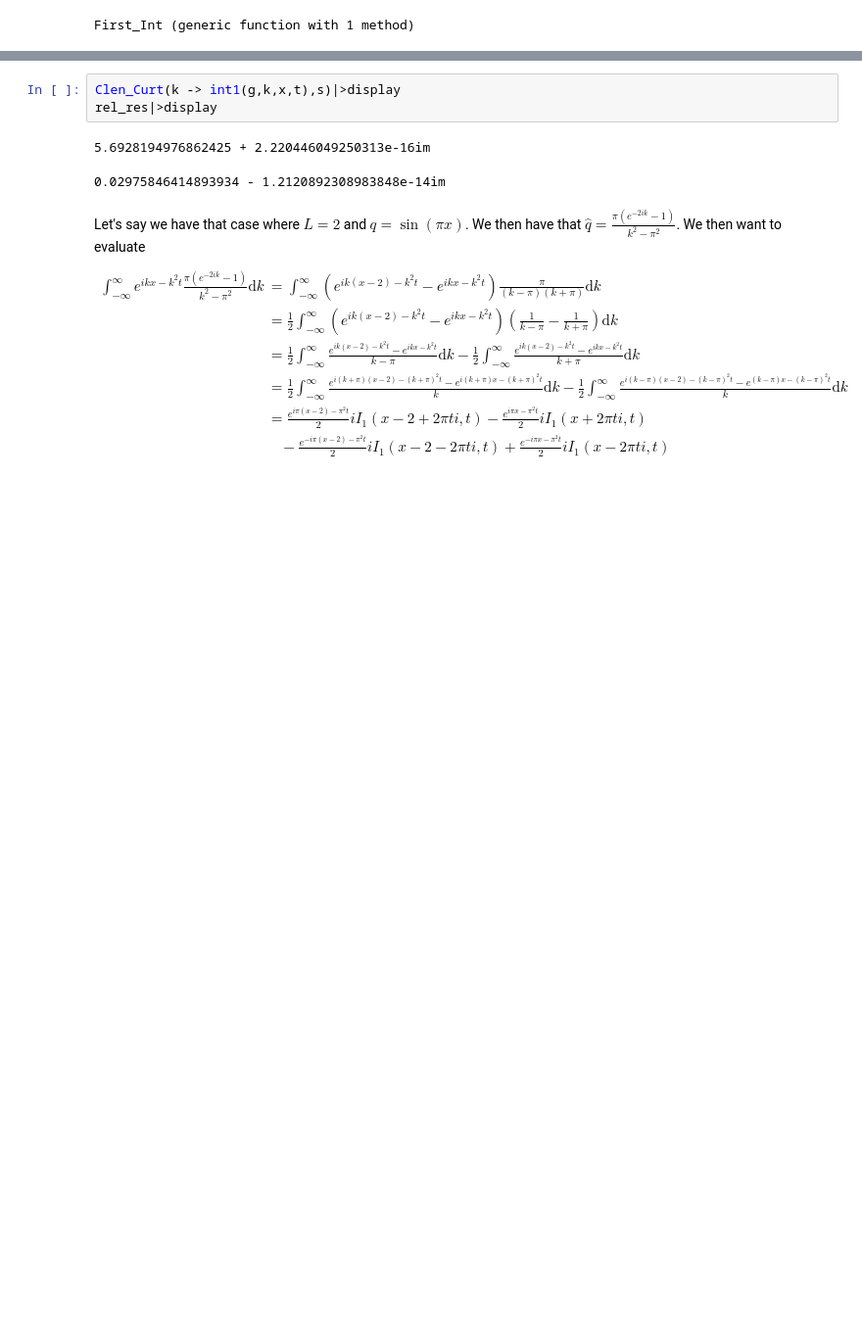
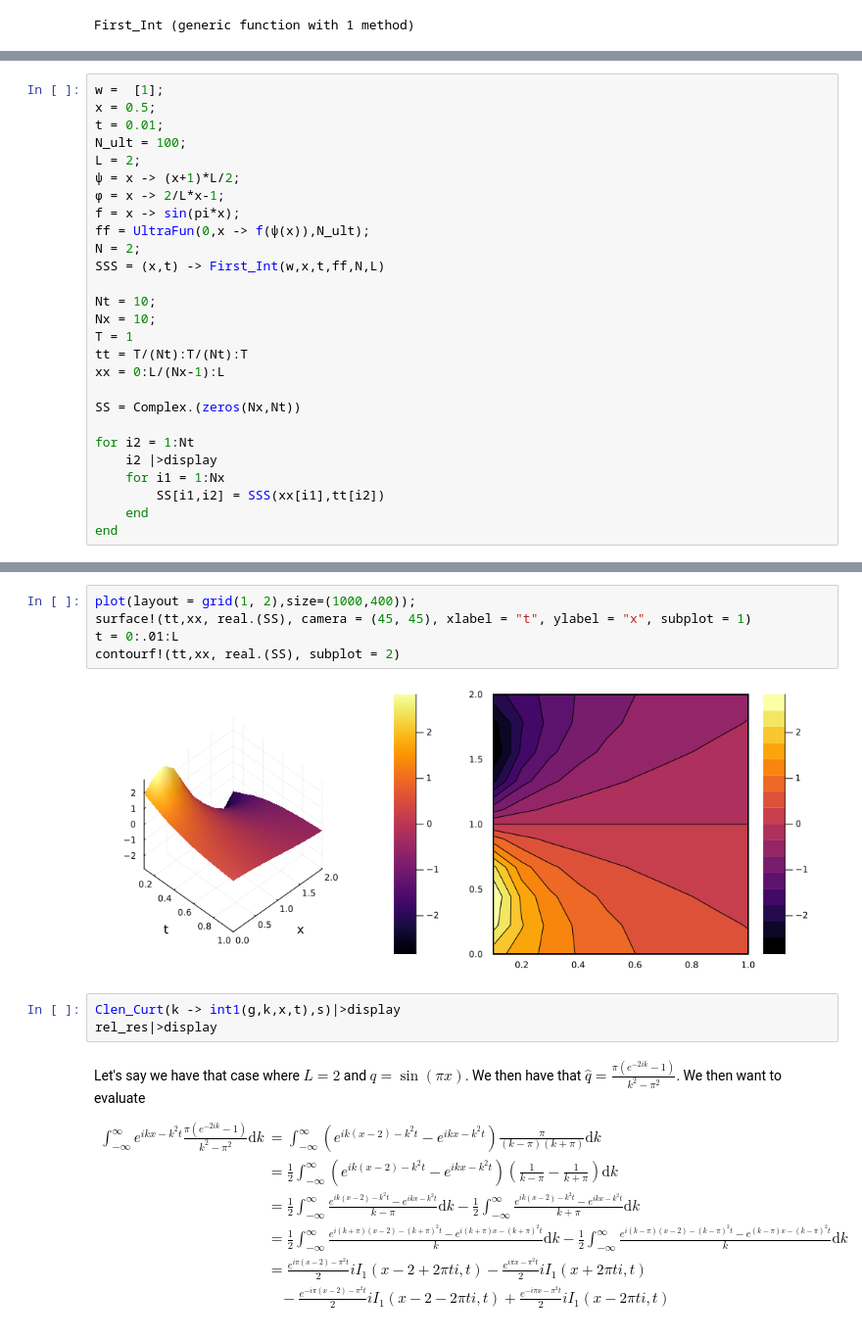
Before and after one commit to WietseVaes/NUTM-timestep, a Jupyter notebook: Memos/First Integral.ipynb, the cells around one changed output, grey strips where cells are left out. Shown at 98% size. Cells and saved outputs as stored; diff of their text form; blank space fills up the shorter version.

Commit message:
Added and removed plots
Solutions look oke

```diff
--- a/Memos/First Integral.ipynb
+++ b/Memos/First Integral.ipynb
@@ -106,0 +67,27 @@ Clen_Curt(k -> int1(g,k,x,t),s) - rel_res
+# %%
+w =  [1];
+x = 0.5;
+t = 0.01;
+N_ult = 100;
+L = 2;
+ψ = x -> (x+1)*L/2;
+ϕ = x -> 2/L*x-1;
+f = x -> sin(pi*x);
+ff = UltraFun(0,x -> f(ψ(x)),N_ult);
+N = 2;
+SSS = (x,t) -> First_Int(w,x,t,ff,N,L)
+
+Nt = 10;
+Nx = 10;
+T = 1
+tt = T/(Nt):T/(Nt):T
+xx = 0:L/(Nx-1):L
+
+SS = Complex.(zeros(Nx,Nt))
+
+for i2 = 1:Nt
+    i2 |>display
+    for i1 = 1:Nx
+        SS[i1,i2] = SSS(xx[i1],tt[i2])
+    end
+end
@@ -107,9 +105,13 @@ Clen_Curt(k -> int1(g,k,x,t),s) - rel_res
+# %%
+plot(layout = grid(1, 2),size=(1000,400));
+surface!(tt,xx, real.(SS), camera = (45, 45), xlabel = "t", ylabel = "x", subplot = 1)
+t = 0:.01:L
+contourf!(tt,xx, real.(SS), subplot = 2)
+# %% [output]
+[figure, added]
 # %%
 Clen_Curt(k -> int1(g,k,x,t),s)|>display
 rel_res|>display
-# %% [output]
-5.6928194976862425 + 2.220446049250313e-16im
-0.02975846414893934 - 1.2120892308983848e-14im
 # %% [markdown]
 Let's say we have that case where $L=2$ and $q=\sin(π x)$. We then have that $\hat{q}=\frac{π (e^{-2ik}-1)}{k^2-\pi^2}$. We then want to evaluate
 \begin{align*}
```
Also changed, not shown: parts of 4 cells of this notebook.
